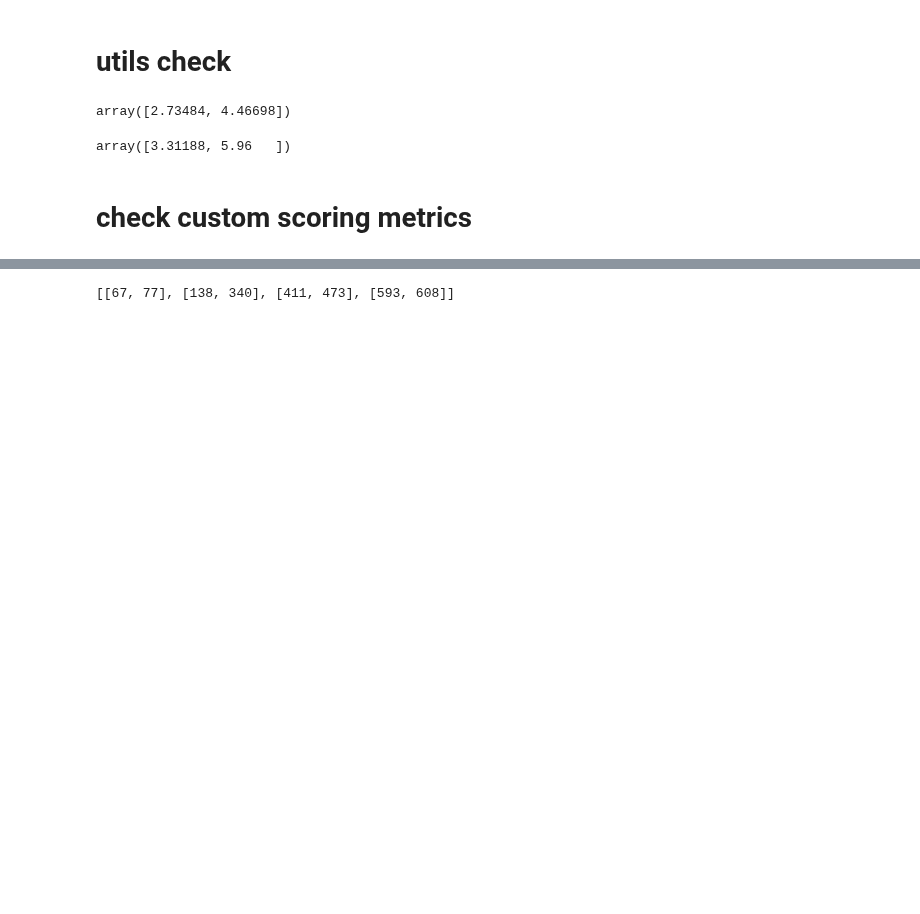
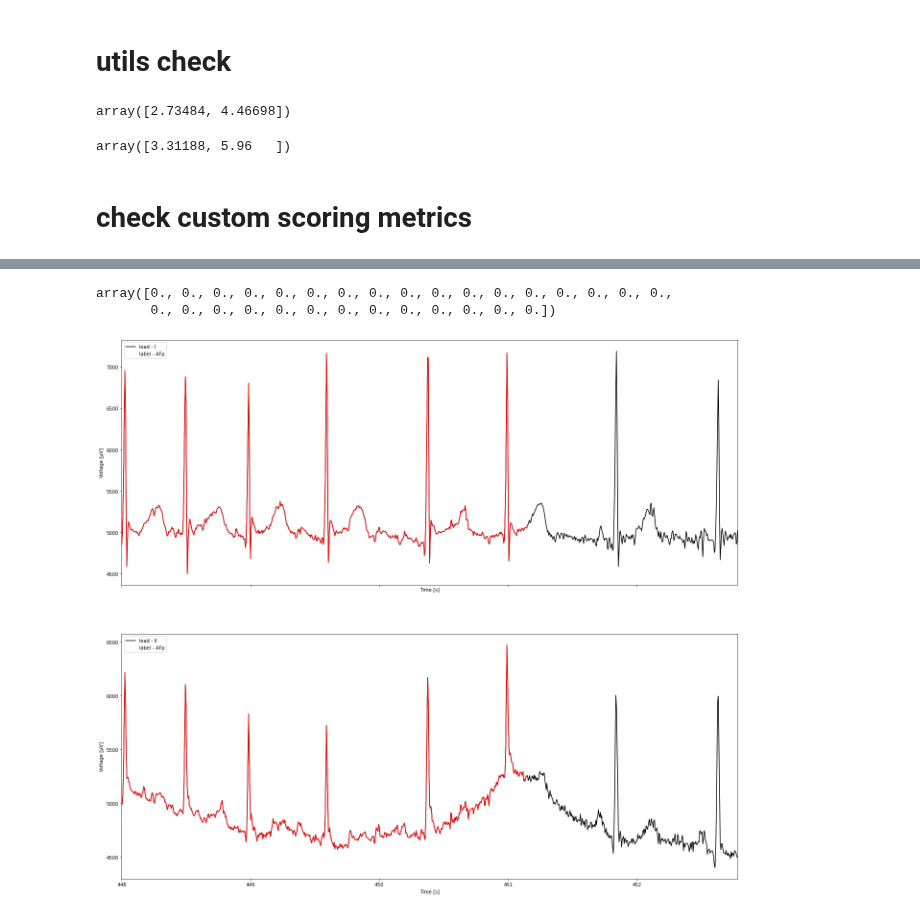
Before and after one commit to DeepPSP/cpsc2021, a Jupyter notebook: inspect_data.ipynb, the cells around one changed output, grey strips where cells are left out. Drawn from its saved outputs; the diff is of its cells as text; code cells hidden in the pictures; blank space fills up the shorter version.

```diff
--- a/inspect_data.ipynb
+++ b/inspect_data.ipynb
@@ -310,10 +291,0 @@ dr.df_stats[dr.df_stats.record==rec].iloc[0]["sig_len"]
-# %%
-dr.load_af_episodes(rec, fmt="c_intervals")
-# %% [output]
-[[67, 77], [138, 340], [411, 473], [593, 608]]
-# %%
-o_mask = gen_endpoint_score_mask(
-    siglen=dr.df_stats[dr.df_stats.record==rec].iloc[0]["sig_len"],
-    critical_points=wfdb.rdann(dr._get_path(rec),extension=dr.ann_ext).sample,
-    af_intervals=dr.load_af_episodes(rec, fmt="c_intervals")
-)
@@ -327,0 +292,15 @@ dr.gen_endpoint_score_mask(rec)
+# %%
+c_mask = gen_endpoint_score_mask(
+    siglen=dr.df_stats[dr.df_stats.record==rec].iloc[0]["sig_len"],
+    critical_points=wfdb.rdann(dr._get_path(rec),extension=dr.ann_ext).sample,
+    af_intervals=dr.load_af_episodes(rec, fmt="c_intervals")
+)
+# %%
+c_mask[1][90527:]
+# %% [output]
+array([0., 0., 0., 0., 0., 0., 0., 0., 0., 0., 0., 0., 0., 0., 0., 0., 0.,
+       0., 0., 0., 0., 0., 0., 0., 0., 0., 0., 0., 0., 0.])
+# %%
+dr.plot(rec, sampfrom=89600)
+# %% [output]
+[figure, added]
```
Also changed, not shown: parts of 11 cells of this notebook, 1 other file.
